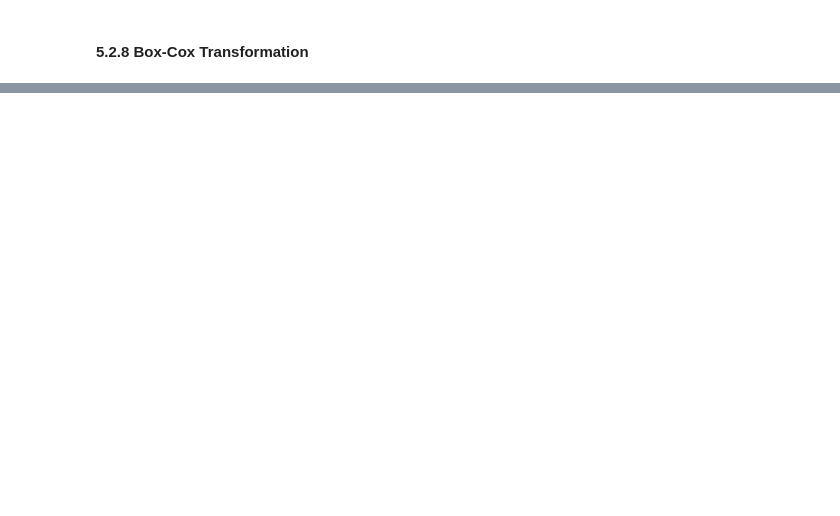
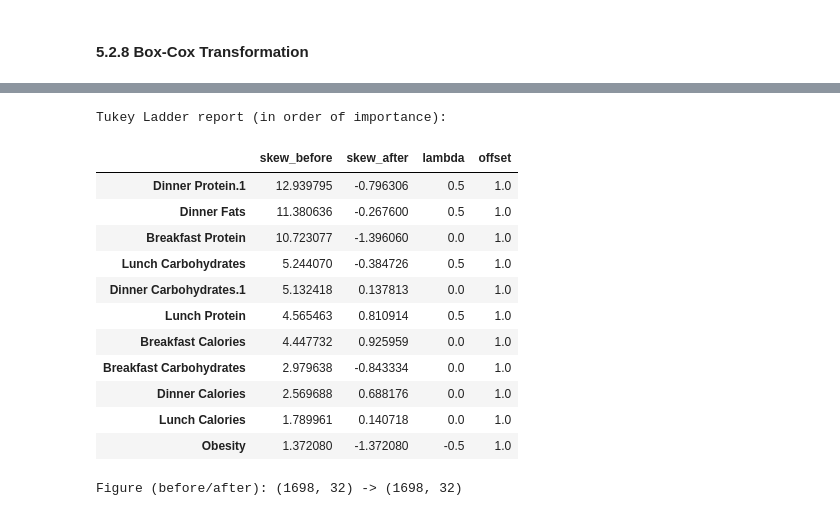
Before and after one commit to Mostafa-Allahmoradi/ClusteringKMeans_Workshop, a Jupyter notebook: Workshop_4.ipynb, the cells around one changed output, grey strips where cells are left out. Cells and saved outputs as stored; diff of their text form; code cells hidden in the pictures; blank space fills up the shorter version.

Commit message:
Added Cemil's code and troubleshoot one error in the code

```diff
--- a/Workshop_4.ipynb
+++ b/Workshop_4.ipynb
@@ -538,0 +559,19 @@ X_boxcox.head()
+# %%
+# 5.3.0 –
+import numpy as np, pandas as pd
+
+try:
+    base_df_ccy = df_lowvar_filtered_ccy.copy()
+except NameError:
+    base_df_ccy = df.copy()
+
+# 5.3.1 – Numerical columns and initial skewness
+num_cols_ccy = base_df_ccy.select_dtypes(include=[np.number]).columns.tolist()
+skew_before_ccy = base_df_ccy[num_cols_ccy].skew().sort_values(ascending=False)
+print("The 10 most skewed numerical columns (first):\n", skew_before_ccy.head(10))
+
+# Candidate columns: |skew| > 1 (you can set it to 0.8/1.5, etc. if you want)
+SKEW_THRESH = 1.0
+skewed_cols_ccy = skew_before_ccy[skew_before_ccy.abs() > SKEW_THRESH].index.tolist()
+print("\nNumber of columns to be applied:", len(skewed_cols_ccy))
+print(skewed_cols_ccy)
@@ -538,0 +619,39 @@ X_boxcox.head()
+# %%
+# 5.3.3 – Apply and report (ccy)
+df_tukey_ccy = base_df_ccy.copy()
+tukey_meta_ccy = {}
+
+for col in skewed_cols_ccy:
+    transformed, lam, offset = tukey_best_lambda_ccy(df_tukey_ccy[col])
+    df_tukey_ccy[col] = transformed
+    tukey_meta_ccy[col] = {"lambda": lam, "offset_added": offset}
+
+# 5.3.4 – Before/After distortion comparison
+skew_after_ccy = df_tukey_ccy[skewed_cols_ccy].skew().sort_values(ascending=False)
+
+tukey_report_ccy = pd.DataFrame({
+    "skew_before": skew_before_ccy.loc[skewed_cols_ccy],
+    "skew_after":  skew_after_ccy,
+    "lambda":      [tukey_meta_ccy[c]["lambda"] for c in skewed_cols_ccy],
+    "offset":      [tukey_meta_ccy[c]["offset_added"] for c in skewed_cols_ccy],
+}).sort_values("skew_before", ascending=False)
+
+print("\nTukey Ladder report (in order of importance):")
+display(tukey_report_ccy.head(20))
+
+print("\nFigure (before/after):", base_df_ccy.shape, "->", df_tukey_ccy.shape)
+# %% [output]
+Tukey Ladder report (in order of importance):
+|  | skew_before | skew_after | lambda | offset |
+| Dinner Protein.1 | 12.939795 | -0.796306 | 0.5 | 1.0 |
+| Dinner Fats | 11.380636 | -0.267600 | 0.5 | 1.0 |
+| Breakfast Protein | 10.723077 | -1.396060 | 0.0 | 1.0 |
+| Lunch Carbohydrates | 5.244070 | -0.384726 | 0.5 | 1.0 |
+| Dinner Carbohydrates.1 | 5.132418 | 0.137813 | 0.0 | 1.0 |
+| Lunch Protein | 4.565463 | 0.810914 | 0.5 | 1.0 |
+| Breakfast Calories | 4.447732 | 0.925959 | 0.0 | 1.0 |
+| Breakfast Carbohydrates | 2.979638 | -0.843334 | 0.0 | 1.0 |
+| Dinner Calories | 2.569688 | 0.688176 | 0.0 | 1.0 |
+| Lunch Calories | 1.789961 | 0.140718 | 0.0 | 1.0 |
+| Obesity | 1.372080 | -1.372080 | -0.5 | 1.0 |
+Figure (before/after): (1698, 32) -> (1698, 32)
```
Also changed, not shown: parts of 5 cells of this notebook.
